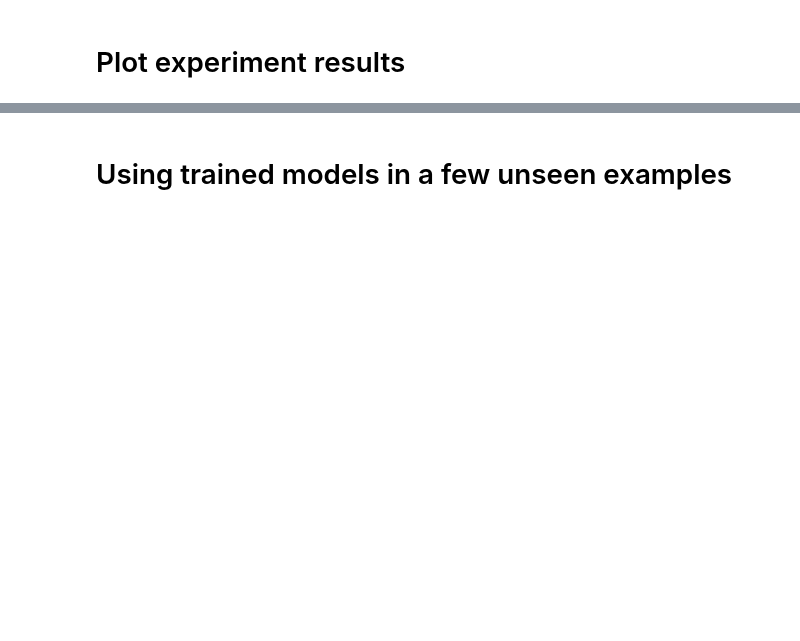
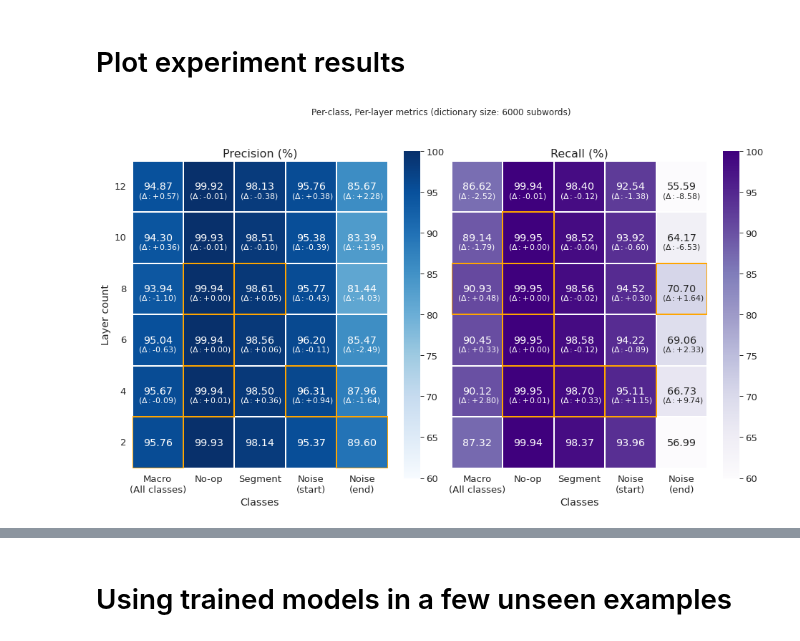
Before and after one commit to ulysses-camara/ulysses-segmenter, a Jupyter notebook: notebooks/4_result_analysis.ipynb, the cells around one changed output, grey strips where cells are left out. Saved outputs shown, nothing was run; the diff lists cells and outputs as text; code cells hidden in the pictures; blank space fills up the shorter version.

```diff
--- a/notebooks/4_result_analysis.ipynb
+++ b/notebooks/4_result_analysis.ipynb
@@ -31,21 +29,4 @@ sns.set_theme(
 
 def all_cls_attrs(attr: str) -> list[str]:
     return [f"{attr}_{i}" for i in range(4)]
-# %%
-df = []
-
-for layer_count in (2, 4, 6, 8, 10, 12):
-    try:
-        file_uri = os.path.join(PATH_RESOURCES, f"{layer_count}_{VOCAB_SIZE}_layer_model", "all_results.json")
-        with open(file_uri, "r") as f:
-            df_col = pd.DataFrame.from_dict({layer_count: json.load(f)}, orient="index")
-
-    except FileNotFoundError:
-        continue
-
-    df.append(df_col)
-
-
-df = pd.concat(df).T
-df
 # %%
@@ -170,0 +191,4 @@ fig.savefig(
+# %%
+df_6000 = plot_heatmap(vocab_size=6000)
+# %% [output]
+[figure, added]
```
Also changed, not shown: parts of 6 cells of this notebook.
